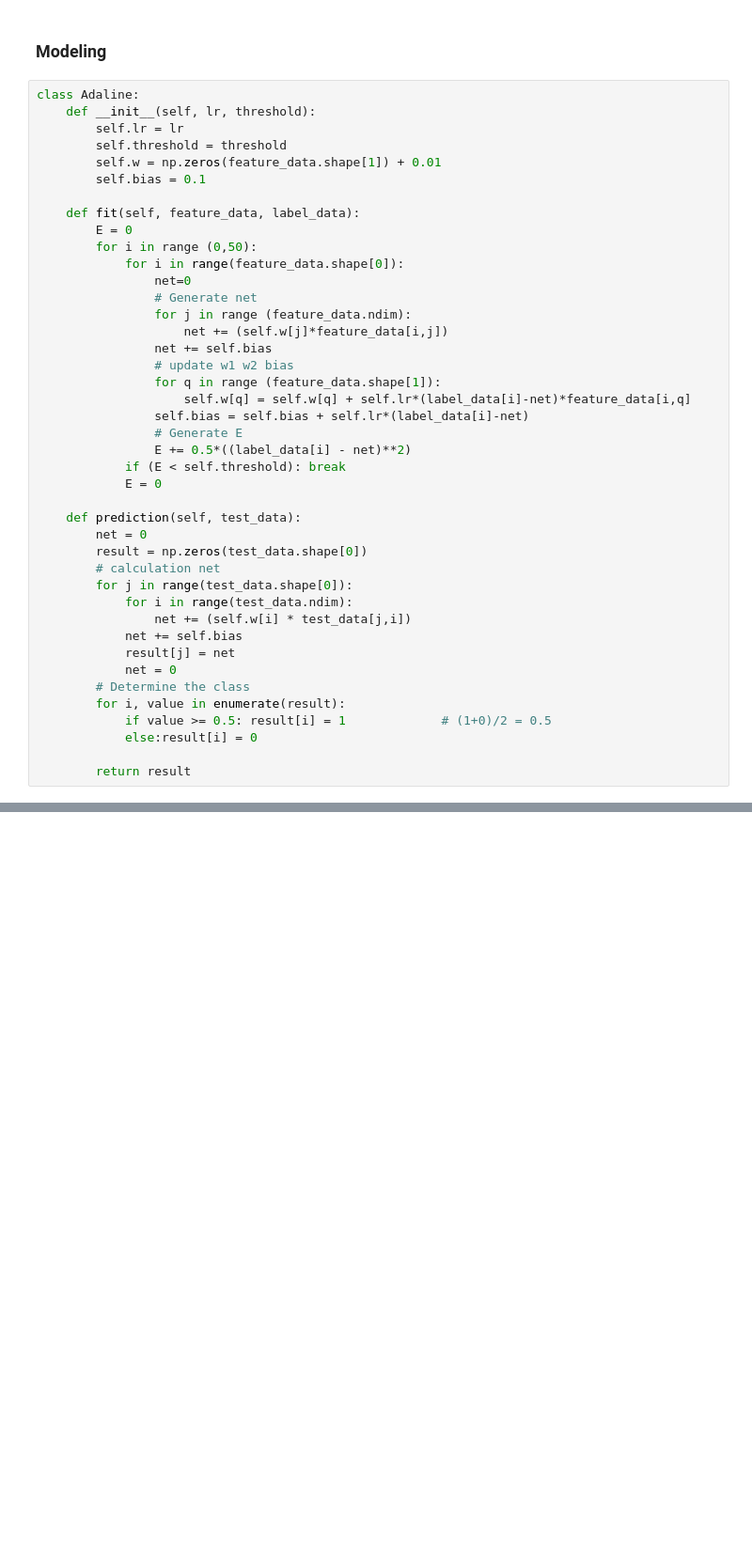
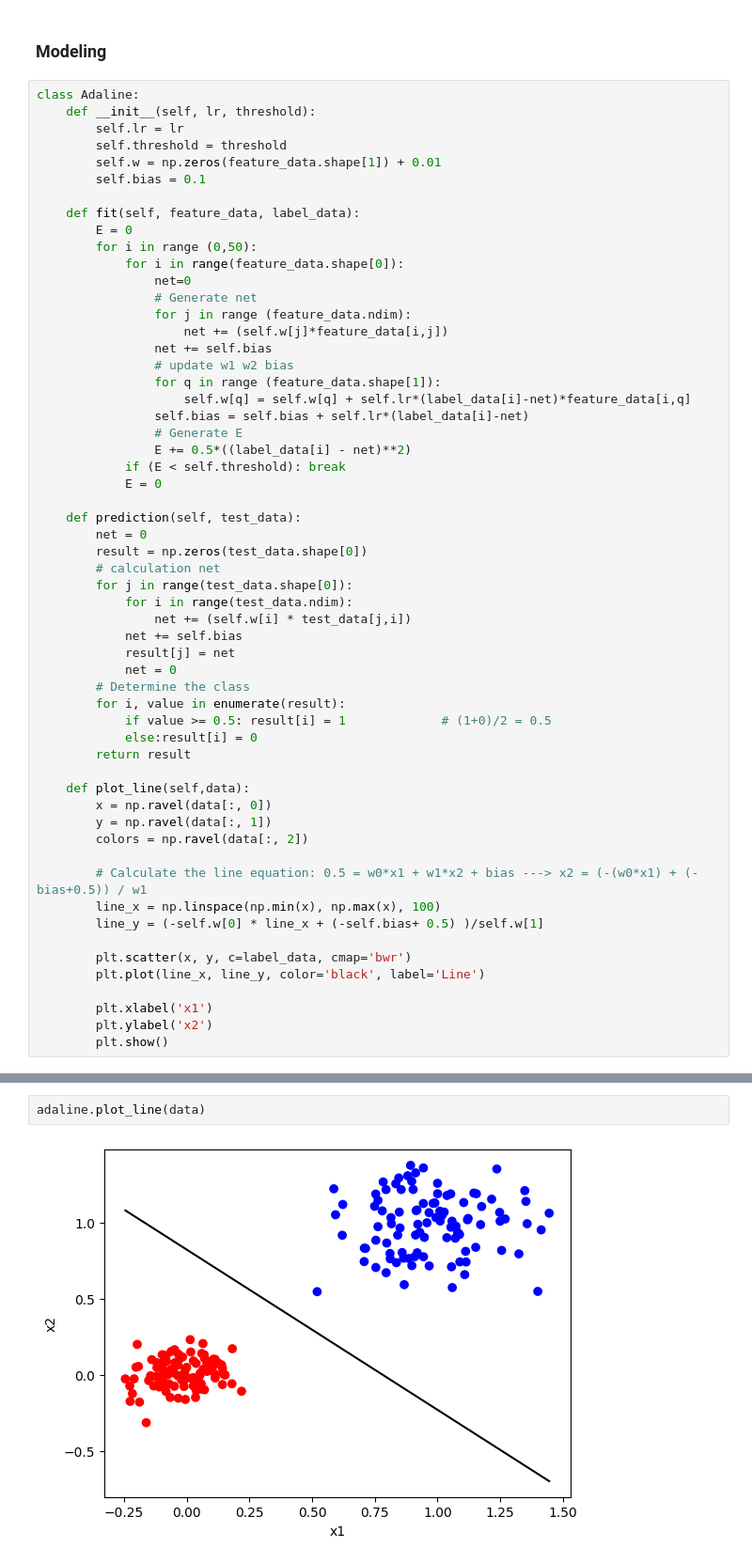
Before and after one commit to AminHajian/Neural-network-training, a Jupyter notebook: Neural-network-training-Adaline.ipynb, the cells around one changed output, grey strips where cells are left out. Shown: that part at 94% size. Drawn from its saved outputs; the diff is of its cells as text; blank space fills up the shorter version.

Commit message:
Add plot_line function and show dividing line

```diff
--- a/Neural-network-training-Adaline.ipynb
+++ b/Neural-network-training-Adaline.ipynb
@@ -121,5 +121,20 @@ class Adaline:
         for i, value in enumerate(result):
             if value >= 0.5: result[i] = 1             # (1+0)/2 = 0.5
             else:result[i] = 0
+        return result
 
-        return result
+    def plot_line(self,data):
+        x = np.ravel(data[:, 0])
+        y = np.ravel(data[:, 1])
+        colors = np.ravel(data[:, 2])
+
+        # Calculate the line equation: 0.5 = w0*x1 + w1*x2 + bias ---> x2 = (-(w0*x1) + (-bias+0.5)) / w1
+        line_x = np.linspace(np.min(x), np.max(x), 100)
+        line_y = (-self.w[0] * line_x + (-self.bias+ 0.5) )/self.w[1]
+
+        plt.scatter(x, y, c=label_data, cmap='bwr')
+        plt.plot(line_x, line_y, color='black', label='Line')
+
+        plt.xlabel('x1')
+        plt.ylabel('x2')
+        plt.show()
@@ -136,0 +150,4 @@ array([1., 1., 0., 1., 1., 1., 0., 0., 1., 0., 1., 0., 0., 1., 0., 0., 1.,
+# %%
+adaline.plot_line(data)
+# %% [output]
+[figure, added]
```
Also changed, not shown: parts of 5 cells of this notebook.
